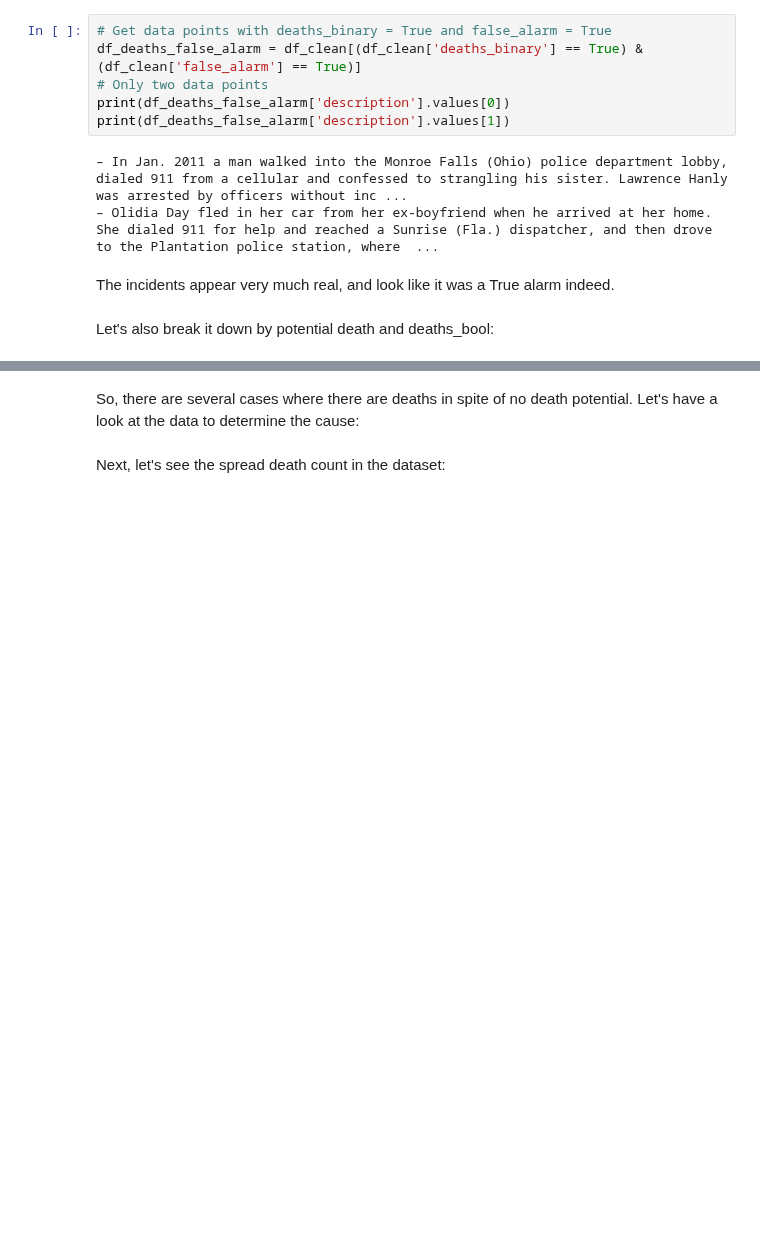
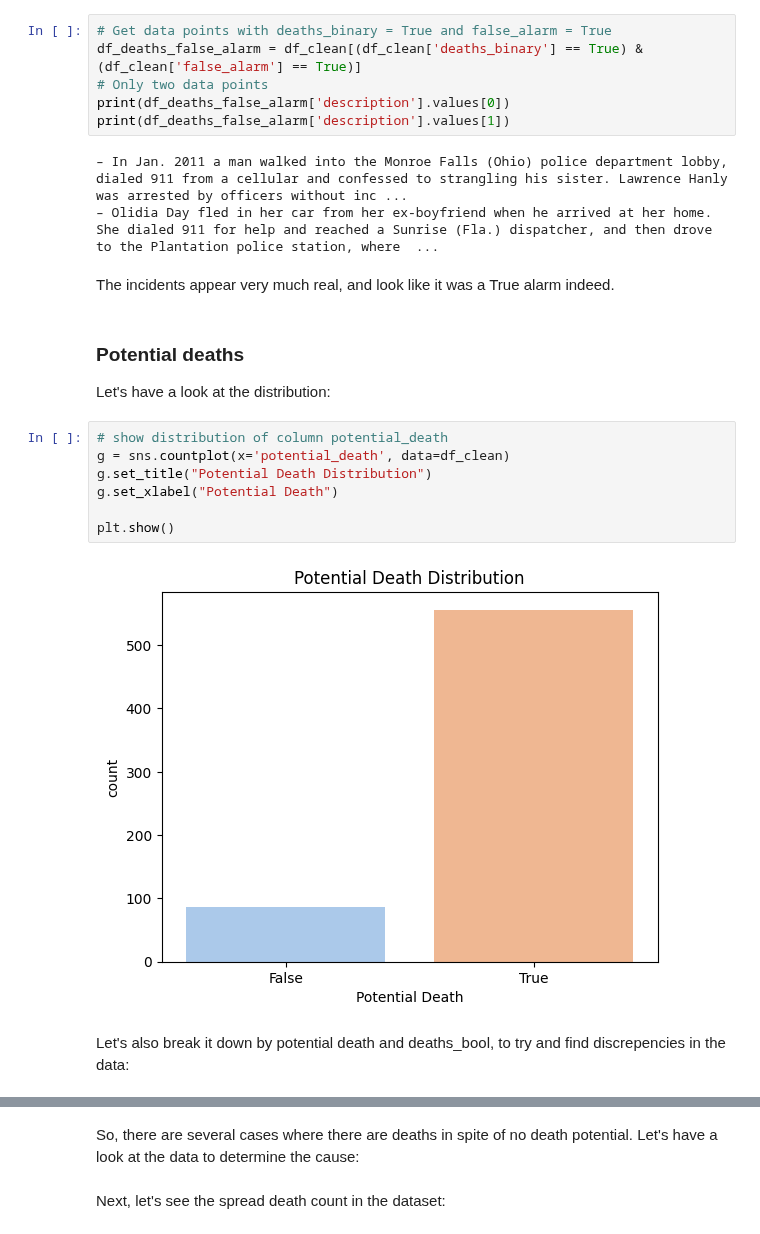
Before and after one commit to ramwtz/data-science-project, a Jupyter notebook: main.ipynb, the cells around one changed output, grey strips where cells are left out. Drawn from its saved outputs; the diff is of its cells as text; blank space fills up the shorter version.

```diff
--- a/main.ipynb
+++ b/main.ipynb
@@ -313,7 +308,19 @@ print(df_deaths_false_alarm['description'].values[1])
 – Olidia Day fled in her car from her ex-boyfriend when he arrived at her home. She dialed 911 for help and reached a Sunrise (Fla.) dispatcher, and then drove to the Plantation police station, where  ...
 # %% [markdown]
 The incidents appear very much real, and look like it was a True alarm indeed.
+# %% [markdown]
+### Potential deaths
+Let's have a look at the distribution:
+# %%
+# show distribution of column potential_death
+g = sns.countplot(x='potential_death', data=df_clean)
+g.set_title("Potential Death Distribution")
+g.set_xlabel("Potential Death")
+
+plt.show()
+# %% [output]
+[figure, added]
 # %% [markdown]
-Let's also break it down by potential death and deaths_bool:
+Let's also break it down by potential death and deaths_bool, to try and find discrepencies in the data:
 # %%
 g = sns.catplot(
```
Also changed, not shown: parts of 16 cells of this notebook.
